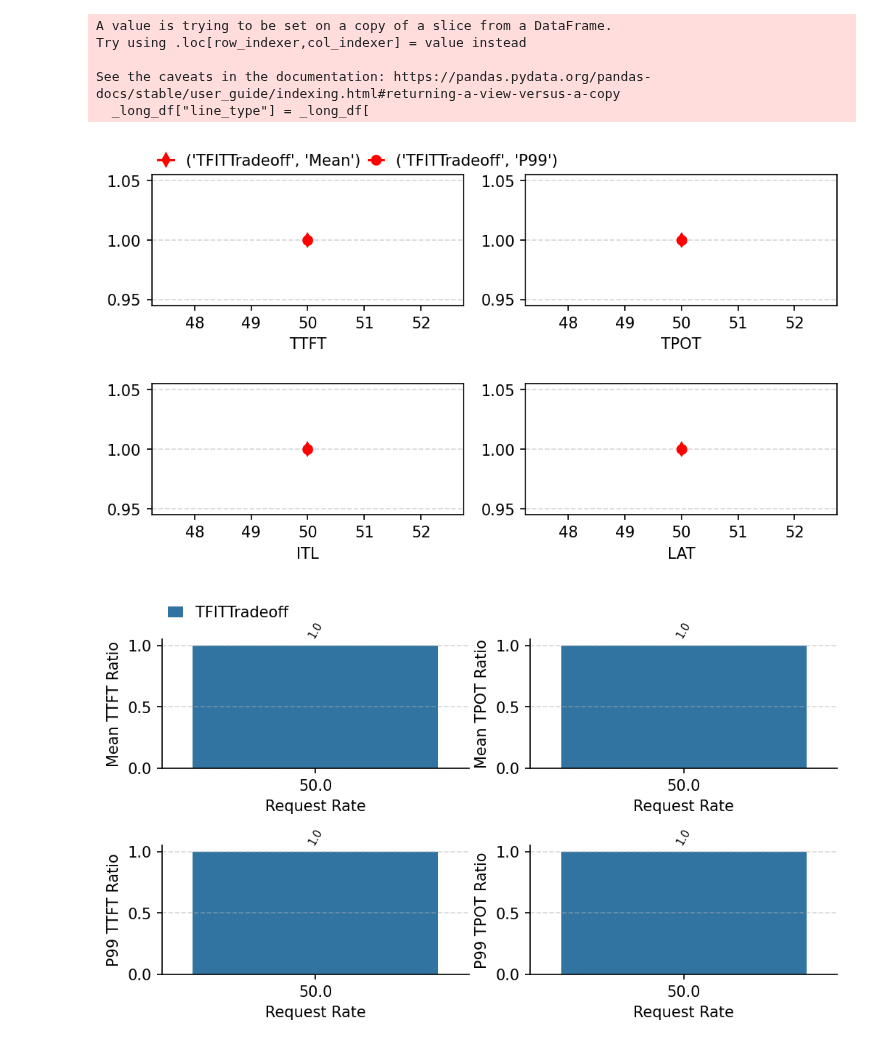
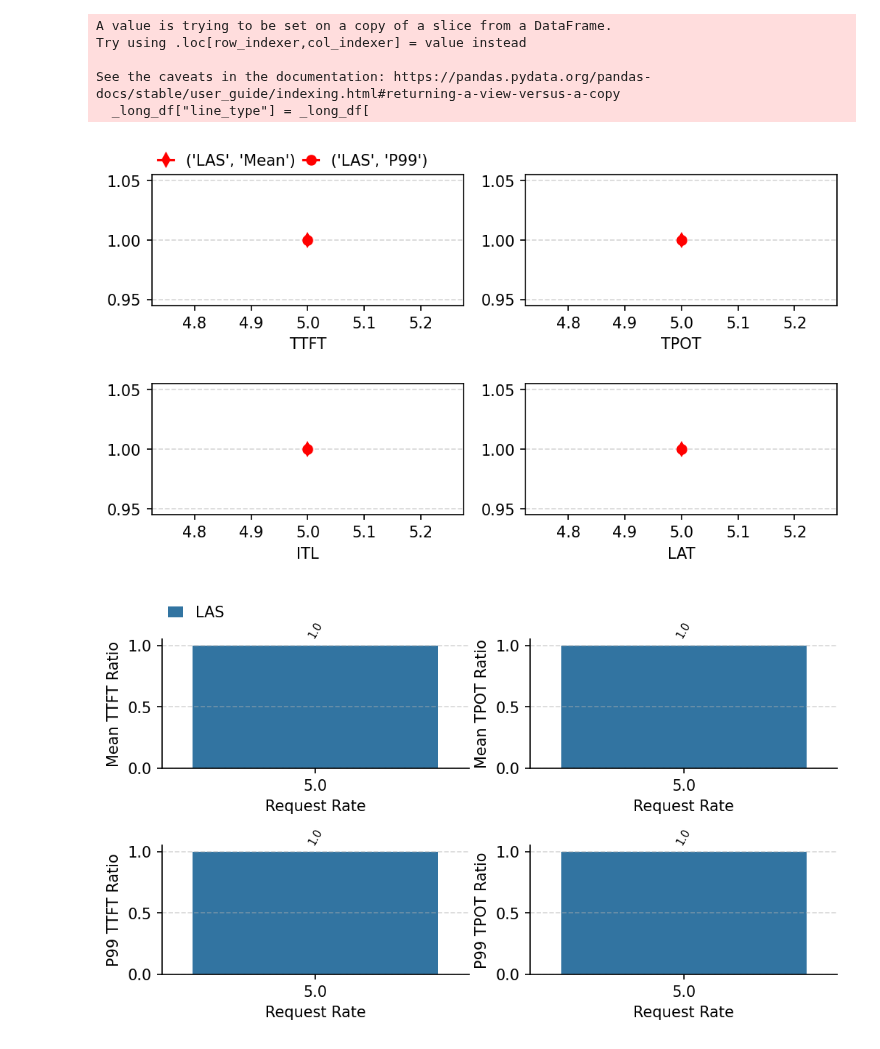
Before and after one commit to chengzhi-lu/vllm, a Jupyter notebook: benchmarks/result/analysis/result_analysis_1.ipynb, the cells around one changed output. Saved outputs shown, nothing was run; the diff lists cells and outputs as text; code cells hidden in the pictures.

```diff
--- a/benchmarks/result/analysis/result_analysis_1.ipynb
+++ b/benchmarks/result/analysis/result_analysis_1.ipynb
@@ -20,8 +20,8 @@ replace_name = {
 }
 # %%
 # _date = "20240918"
-_date = "20241017"
-_counters = [1071]
+_date = "20241019"
+_counters = [1115]
 e2e_result_dir_names = [
     os.path.join(base_dir, _date, str(counter)) for counter in _counters
 ]
@@ -343,7 +343,7 @@ Try using .loc[row_indexer,col_indexer] = value instead
 
 See the caveats in the documentation: https://pandas.pydata.org/pandas-docs/stable/user_guide/indexing.html#returning-a-view-versus-a-copy
   _long_df["line_type"] = _long_df[
-[figure, old version]
+[figure, new version]
 # %%
 def bar_plot_1(_long_df, required_metric_name):
     (_fig, _ax) = plt.subplots(
@@ -396,17 +396,20 @@ def bar_plot_1(_long_df, required_metric_name):
         else:
             _ax[_i // 2][_i % 2].legend().remove()
 
-def bar_plot_2(_long_df):
+def bar_plot_2(_long_df,  required_metric_name_list, required_metric_type_list):
     (_fig, _ax) = plt.subplots(
         figsize=(4 * 2, 2*2), dpi=150, nrows=2, ncols=2
     )
-    _long_df = _long_df[((_long_df['metric_name']=='Mean')&(_long_df['metric_type']=='TTFT'))|((_long_df['metric_name']=='Mean')
-                    &(_long_df['metric_type']=='TPOT'))|((_long_df['metric_name']=='P99')
-                    &(_long_df['metric_type']=='TTFT'))|((_long_df['metric_name']=='P99')&(_long_df['metric_type']=='TPOT'))]
+    _long_df = _long_df[((_long_df['metric_name']==required_metric_name_list[0])
+                    &(_long_df['metric_type']==required_metric_type_list[0]))|((_long_df['metric_name']==required_metric_name_list[0])
+                    &(_long_df['metric_type']==required_metric_type_list[1]))|((_long_df['metric_name']==required_metric_name_list[1])
+                    &(_long_df['metric_type']==required_metric_type_list[0]))|((_long_df['metric_name']==required_metric_name_list[1])
+                    &(_long_df['metric_type']==required_metric_type_list[1]))]
     metric_types = _long_df["metric_type"].unique().tolist()
     metric_names = _long_df["metric_name"].unique().tolist()
     scheduler_policies = _long_df["scheduler_policy"].unique().tolist()
-    metrics = [("Mean","TTFT"),("Mean","TPOT"),("P99","TTFT"),("P99","TPOT")]
+    metrics = [(required_metric_name_list[0],required_metric_type_list[0]),(required_metric_name_list[0],required_metric_type_list[1]),
+               (required_metric_name_list[1],required_metric_type_list[0]),(required_metric_name_list[1],required_metric_type_list[1])]
     save_legend = True
     for _i, (metric_name,metric_type) in enumerate(metrics):
         if _i > 0:
@@ -424,35 +427,37 @@ def bar_plot_2(_long_df):
         ax.spines['top'].set_visible(False)
         ax.spines['right'].set_visible(False)
 
         _ax[_i // 2][_i % 2].set_xlabel("Request Rate")
         _ax[_i // 2][_i % 2].set_ylabel(metrics[_i][0] + " " + metrics[_i][1]+" Ratio")
 
         add_num_annotation(_ax[_i // 2][_i % 2], rotation=60, fontsize=7)
 
         _ax[_i // 2][_i % 2].grid(linestyle="--", alpha=0.5, axis="y")
 
         if _i == 0:
             _ax[_i // 2][_i % 2].legend(
                 title="",
                 frameon=False,
                 ncol=3,
                 loc=(0, 1.1),
 
 
                 handlelength=1.0,
                 columnspacing=0.7,
             )
         else:
             _ax[_i // 2][_i % 2].legend().remove()
 
 required_metric_name = "P99"
 # bar_plot_1(_long_df, required_metric_name=required_metric_name)
-bar_plot_2(_long_df)
+required_metric_name_list = ['Mean', 'P99']
+required_metric_type_list = ['TTFT', 'TPOT']
+bar_plot_2(_long_df, required_metric_name_list, required_metric_type_list)
 plt.subplots_adjust(wspace=0.2, hspace=0.6)
 # plt.savefig(f"{required_metric_name}.pdf", format='pdf')
 plt.show()
 # %% [output]
-[figure, old version]
+[figure, new version]
 # %%
 request_level_result = pd.DataFrame()
 for _df_name in e2e_result_dfs:
```
Also changed, not shown: parts of 7 cells of this notebook, 6 other files.
